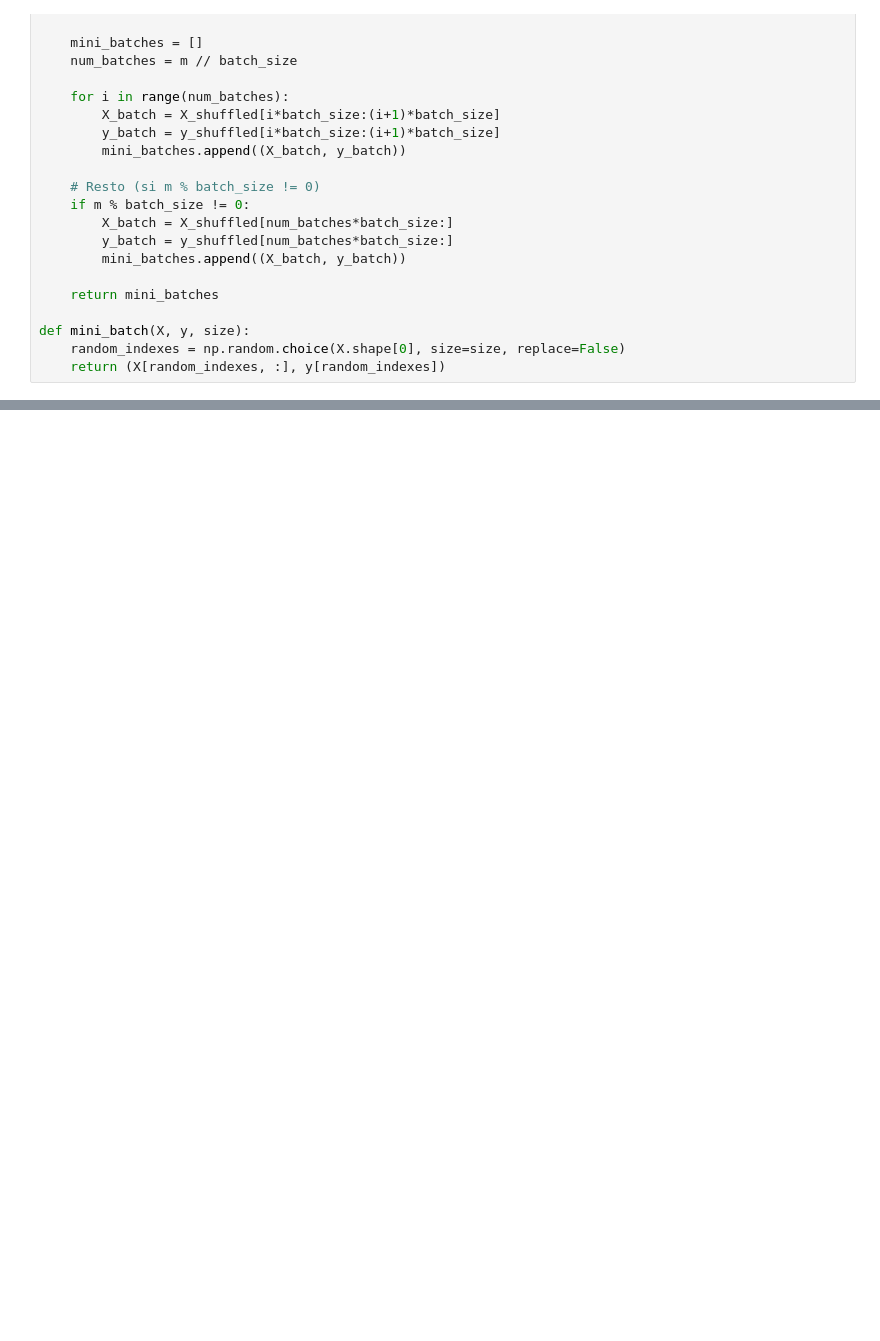
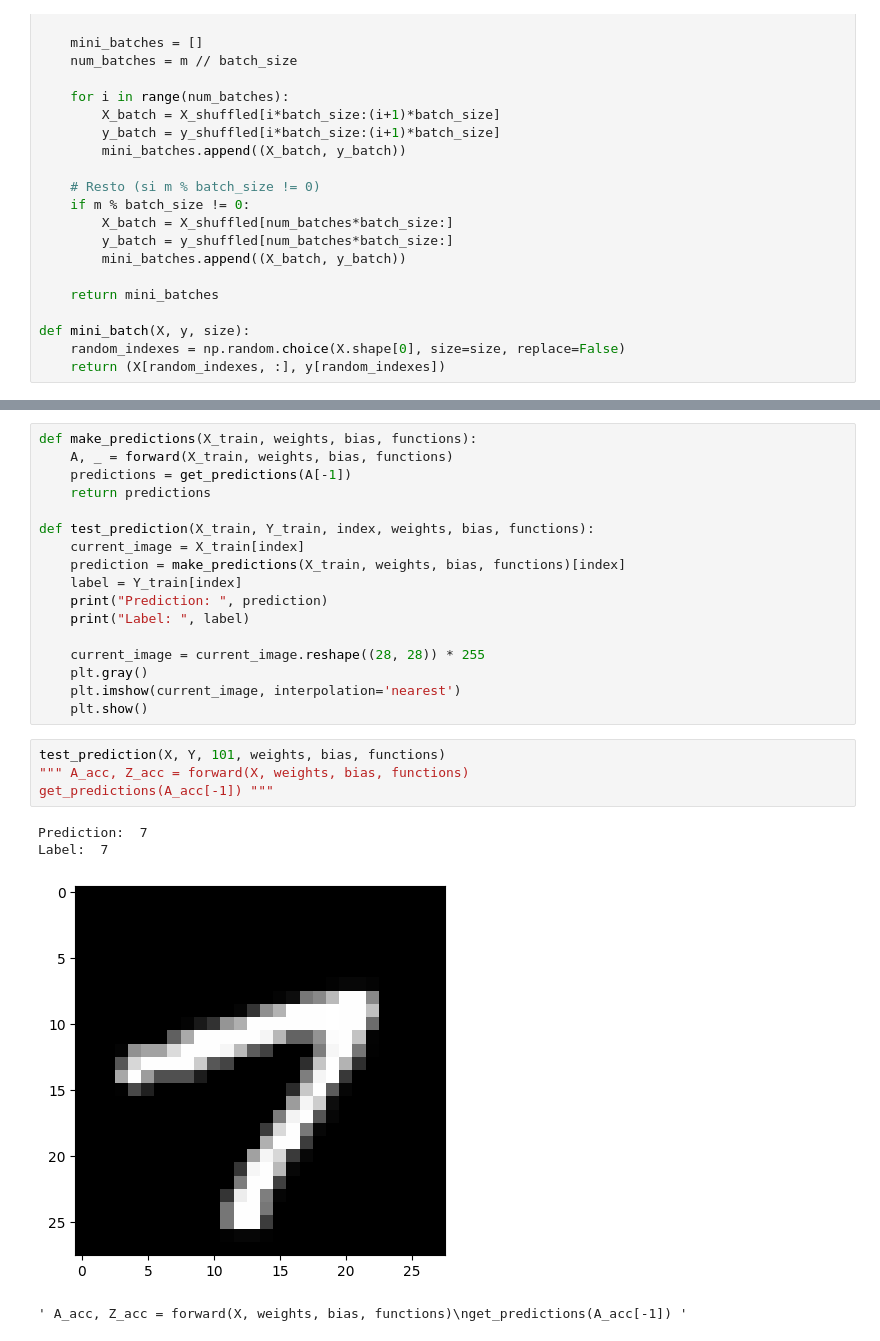
Before and after one commit to Plolw/neural_netwok_from_scratch, a Jupyter notebook: nn_cross_entropy.ipynb, the cells around one changed output, grey strips where cells are left out. Cells and saved outputs as stored; diff of their text form; blank space fills up the shorter version.

```diff
--- a/nn_cross_entropy.ipynb
+++ b/nn_cross_entropy.ipynb
@@ -316,0 +401,26 @@ len(epoch_list)
+# %%
+def make_predictions(X_train, weights, bias, functions):
+    A, _ = forward(X_train, weights, bias, functions)
+    predictions = get_predictions(A[-1])
+    return predictions
+
+def test_prediction(X_train, Y_train, index, weights, bias, functions):
+    current_image = X_train[index]
+    prediction = make_predictions(X_train, weights, bias, functions)[index]
+    label = Y_train[index]
+    print("Prediction: ", prediction)
+    print("Label: ", label)
+
+    current_image = current_image.reshape((28, 28)) * 255
+    plt.gray()
+    plt.imshow(current_image, interpolation='nearest')
+    plt.show()
+# %%
+test_prediction(X, Y, 101, weights, bias, functions)
+""" A_acc, Z_acc = forward(X, weights, bias, functions)
+get_predictions(A_acc[-1]) """
+# %% [output]
+Prediction:  7
+Label:  7
+[figure, added]
+' A_acc, Z_acc = forward(X, weights, bias, functions)\nget_predictions(A_acc[-1]) '
```
Also changed, not shown: parts of 10 cells of this notebook.
